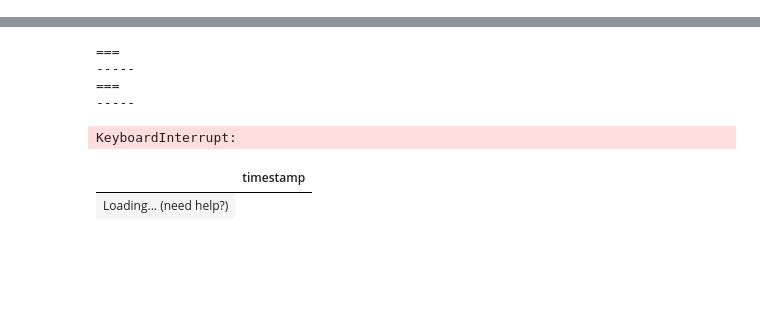
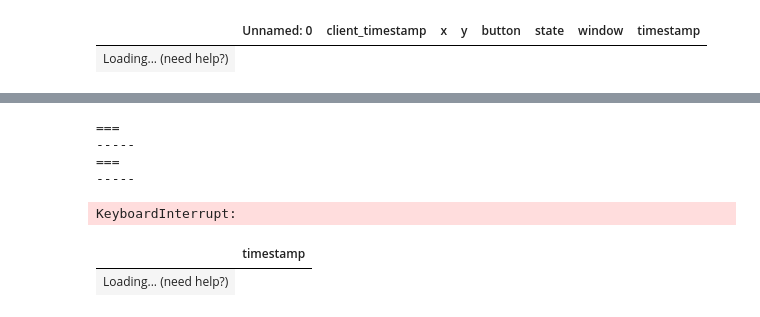
Before and after one commit to oscilloscope/mouse_boun, a Jupyter notebook: boun_d.ipynb, the cells around one changed output, grey strips where cells are left out. Cells and saved outputs as stored; diff of their text form; code cells hidden in the pictures; blank space fills up the shorter version.

```diff
--- a/boun_d.ipynb
+++ b/boun_d.ipynb
@@ -201,0 +295,5 @@ for i in list(files_dict.keys()):
+# %%
+zz1[zz1['button'] == "Right"]
+# %% [output]
+|  | Unnamed: 0 | client_timestamp | x | y | button | state | window | timestamp |
+| Loading... (need help?) |
```
Also changed, not shown: parts of 14 cells of this notebook, 4 other files.
